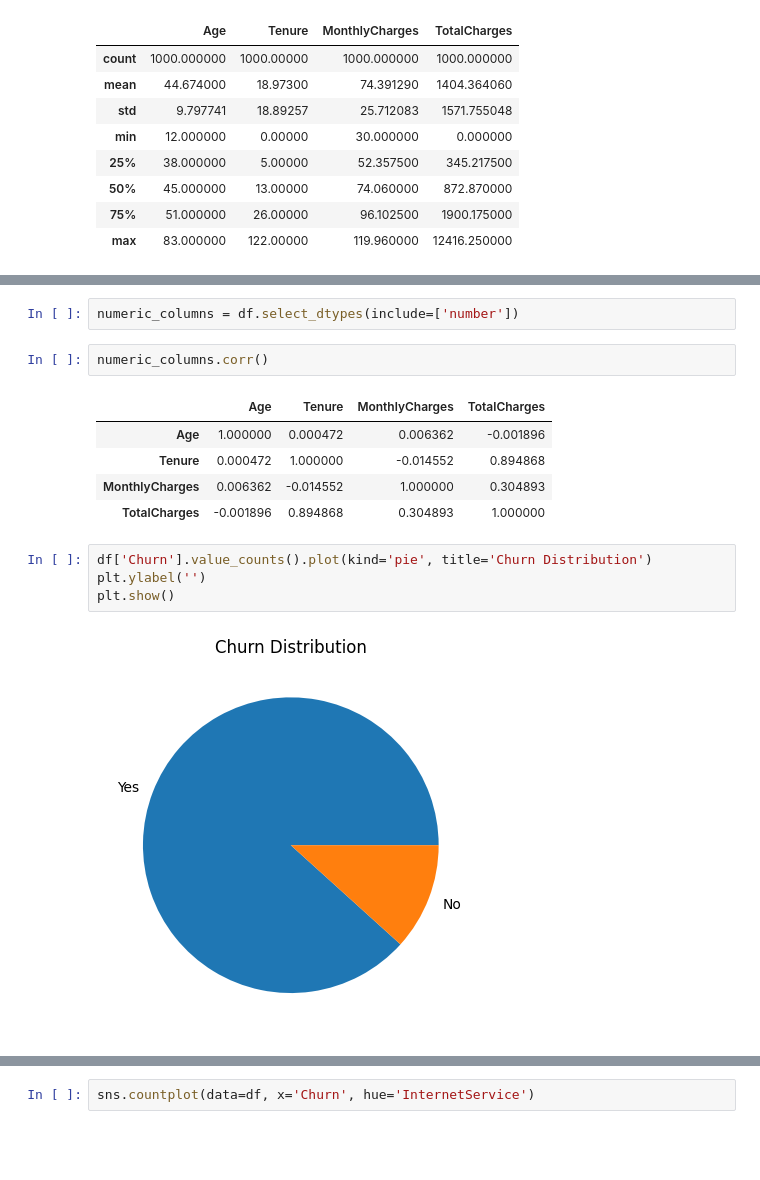
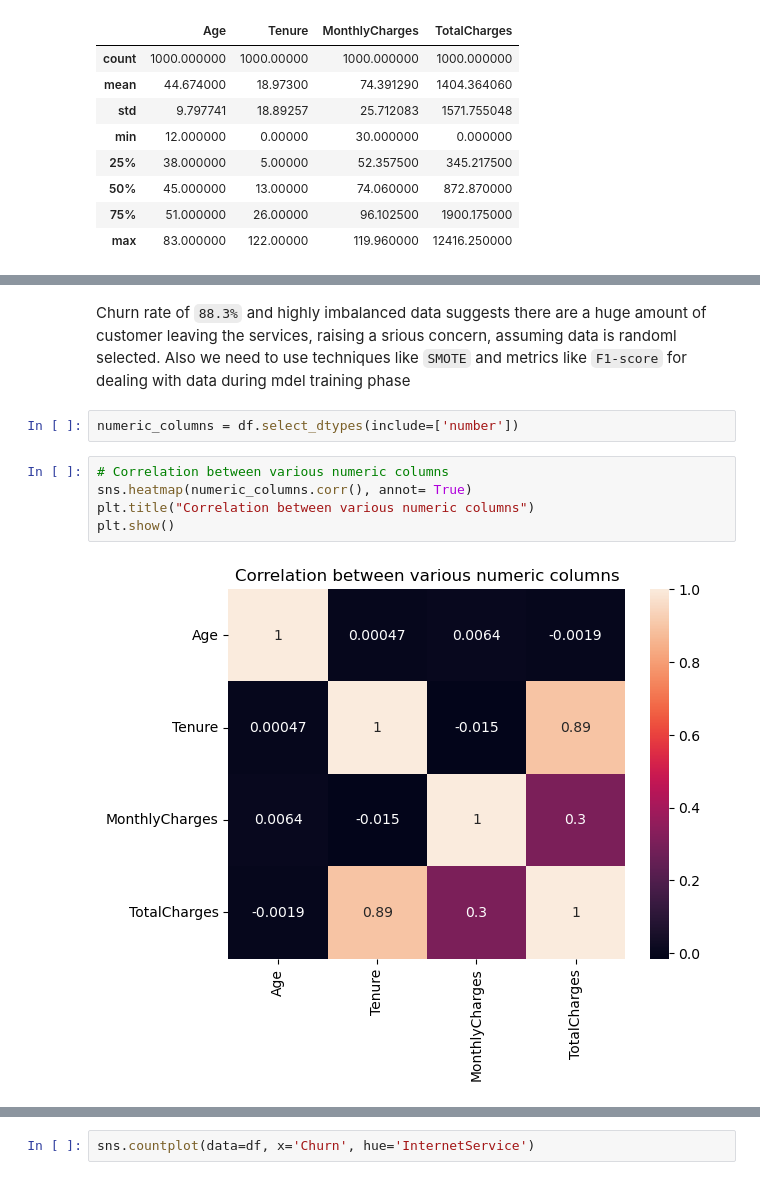
Before and after one commit to raogaurav17/Customer-Churn, a Jupyter notebook: dataExploration.ipynb, the cells around one changed output, grey strips where cells are left out. Cells and saved outputs as stored; diff of their text form; blank space fills up the shorter version.

Commit message:
Explored Some Data stage 2

```diff
--- a/dataExploration.ipynb
+++ b/dataExploration.ipynb
@@ -84,16 +111,11 @@ df.describe()
+# %% [markdown]
+Churn rate of `88.3%` and highly imbalanced data suggests there are a huge amount of customer leaving the services, raising a srious concern, assuming data is randoml selected. Also we need to use techniques like `SMOTE`  and metrics like `F1-score` for dealing with data during mdel training phase
 # %%
 numeric_columns = df.select_dtypes(include=['number'])
 # %%
-numeric_columns.corr()
+# Correlation between various numeric columns
+sns.heatmap(numeric_columns.corr(), annot= True)
+plt.title("Correlation between various numeric columns")
+plt.show()
 # %% [output]
-|  | Age | Tenure | MonthlyCharges | TotalCharges |
-| Age | 1.000000 | 0.000472 | 0.006362 | -0.001896 |
-| Tenure | 0.000472 | 1.000000 | -0.014552 | 0.894868 |
-| MonthlyCharges | 0.006362 | -0.014552 | 1.000000 | 0.304893 |
-| TotalCharges | -0.001896 | 0.894868 | 0.304893 | 1.000000 |
+[figure, added]
-# %%
-df['Churn'].value_counts().plot(kind='pie', title='Churn Distribution')
-plt.ylabel('')
-plt.show()
-# %% [output]
-[figure]
```
Also changed, not shown: parts of 21 cells of this notebook.
